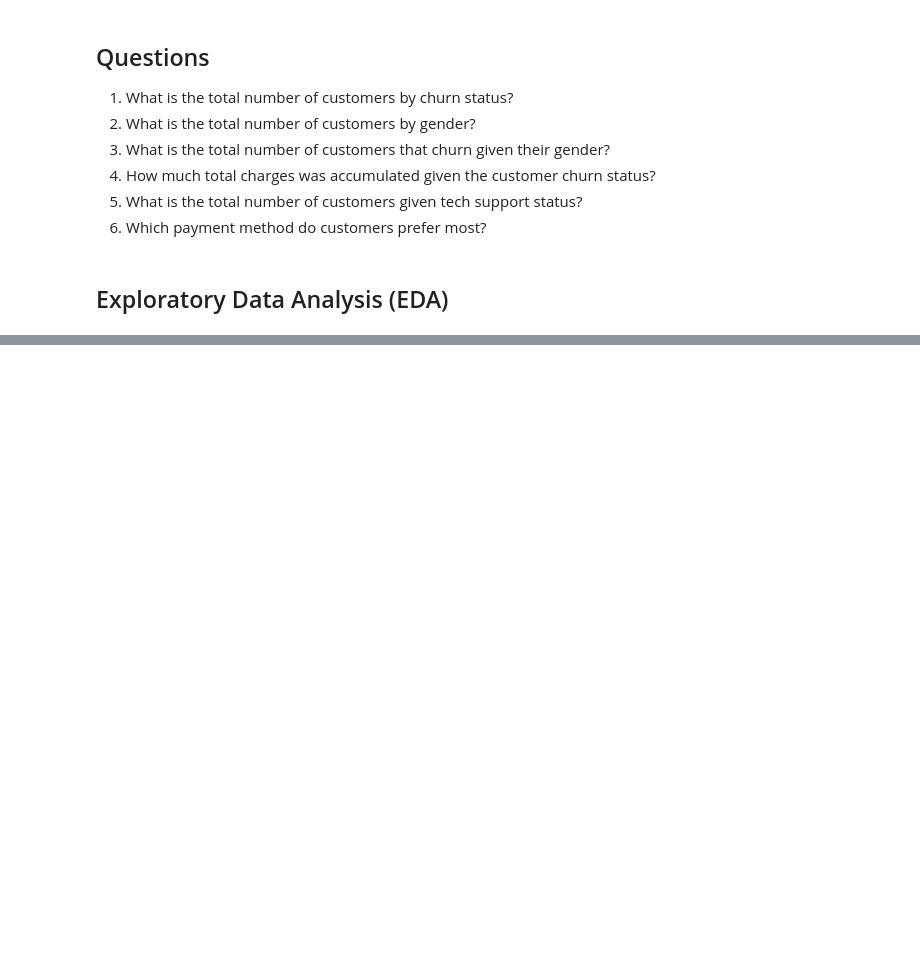
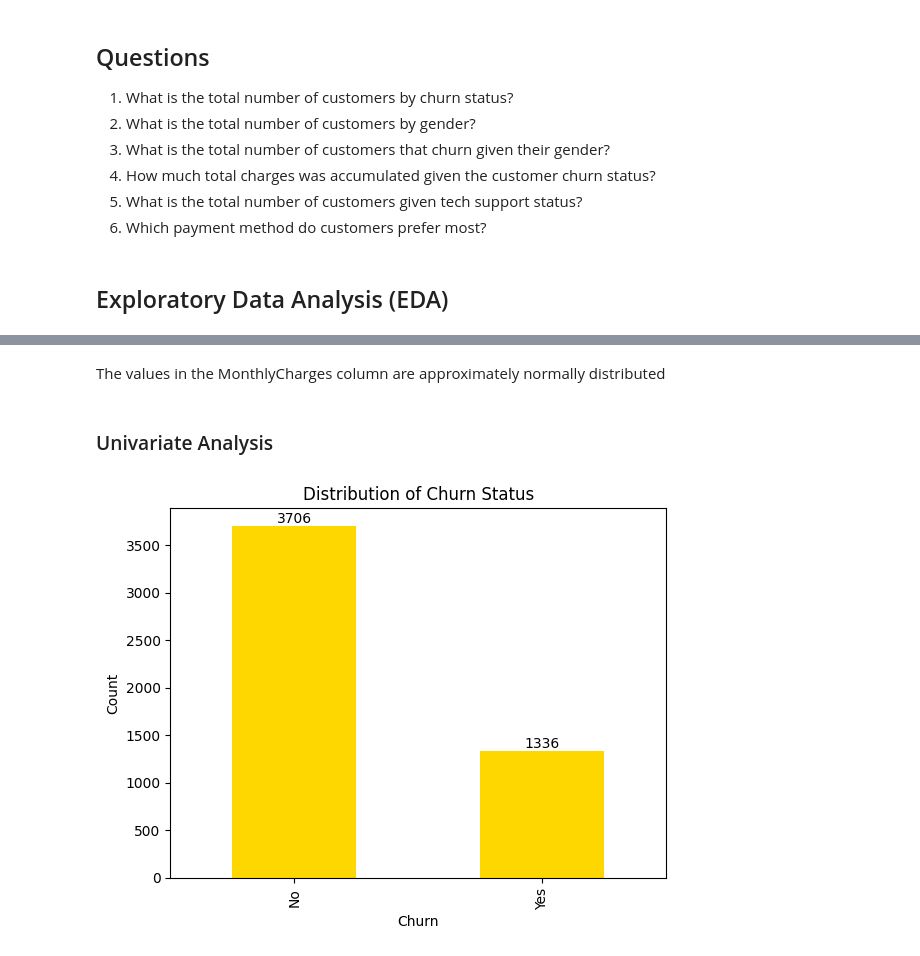
Before and after one commit to pk-aduyaw/Customer_Churn_Classification_Project, a Jupyter notebook: customer_churn_classification_model_project.ipynb, the cells around one changed output, grey strips where cells are left out. Drawn from its saved outputs; the diff is of its cells as text; code cells hidden in the pictures; blank space fills up the shorter version.

```diff
--- a/customer_churn_classification_model_project.ipynb
+++ b/customer_churn_classification_model_project.ipynb
@@ -159,0 +444,13 @@ full_model_df.describe(include='object').T
+# %% [markdown]
+The values in the MonthlyCharges column are approximately normally distributed
+# %% [markdown]
+### Univariate Analysis
+# %%
+churn_count = full_model_df['Churn'].value_counts()
+ax = churn_count.plot(kind='bar', color='gold')
+ax.bar_label(ax.containers[0])
+plt.title('Distribution of Churn Status')
+plt.ylabel('Count')
+plt.show()
+# %% [output]
+[figure, added]
```
Also changed, not shown: parts of 74 cells of this notebook.
